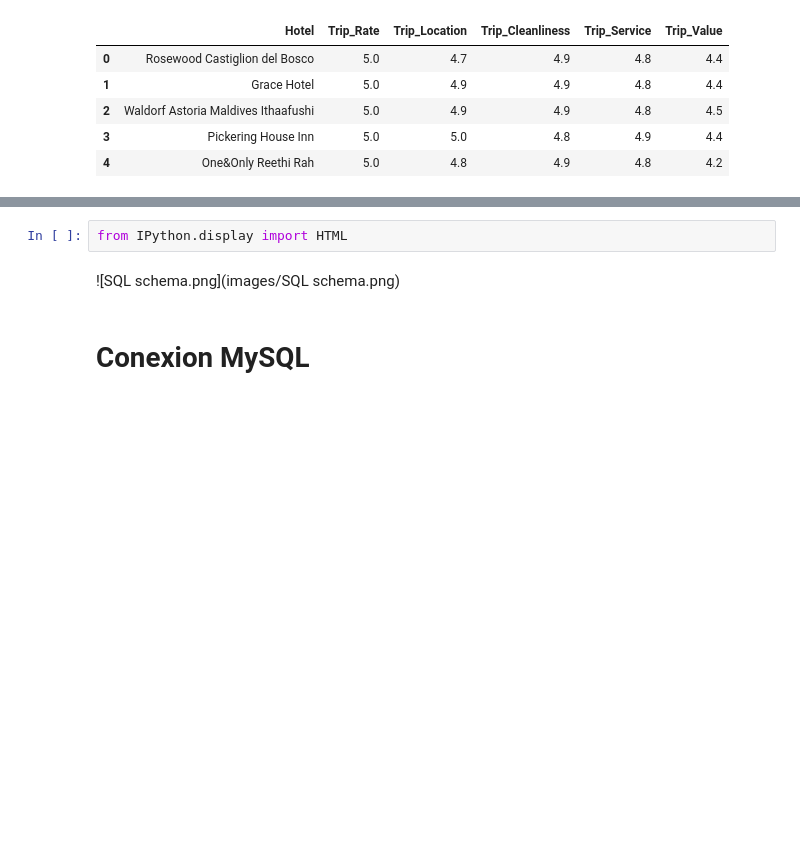
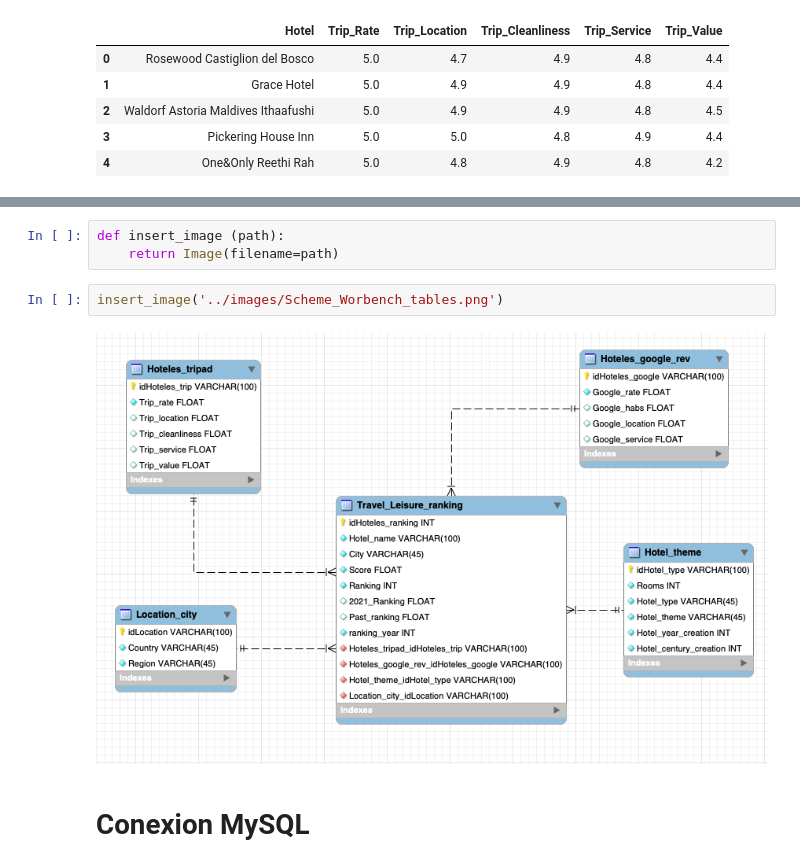
Before and after one commit to Belengasset/Project_Jan22_Hotels, a Jupyter notebook: Upload_BBDD.ipynb, the cells around one changed output, grey strips where cells are left out. Saved outputs shown, nothing was run; the diff lists cells and outputs as text; blank space fills up the shorter version.

```diff
--- a/Upload_BBDD.ipynb
+++ b/Upload_BBDD.ipynb
@@ -49,10 +50,13 @@ hotels_travel_and_leisure.head()
 | 2 | Waldorf Astoria Maldives Ithaafushi | Ithaafushi Island | Maldives | Southeast Asia | Hilton | 99.11 | 3 | 119 | Small | Island | 2019 | ... |
 | 3 | Pickering House Inn | Wolfeboro | United States | North America | Peter and Patty Cooke | 98.95 | 4 | 10 | Small | Boutique | 1813 | ... |
 | 4 | One&Only Reethi Rah | North Malé Atoll | Maldives | Southeast Asia | Kerzner International | 98.93 | 5 | 130 | Small | Island | 2005 | ... |
-# %%
-from IPython.display import HTML
-# %% [markdown]
-![SQL schema.png](images/SQL schema.png)
+# %%
+def insert_image (path):
+    return Image(filename=path)
+# %%
+insert_image('../images/Scheme_Worbench_tables.png')
+# %% [output]
+[figure, added]
 # %% [markdown]
 # Conexion MySQL
 # %%
```
Also changed, not shown: parts of 11 cells of this notebook, 4 other files.
